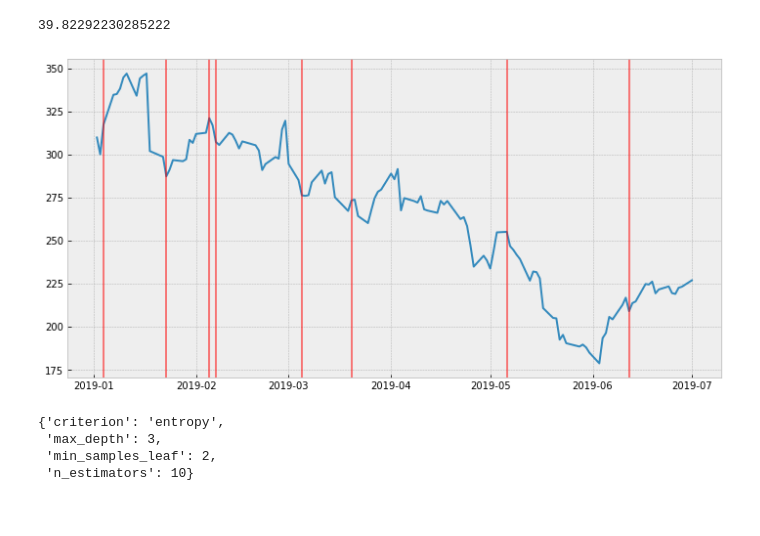
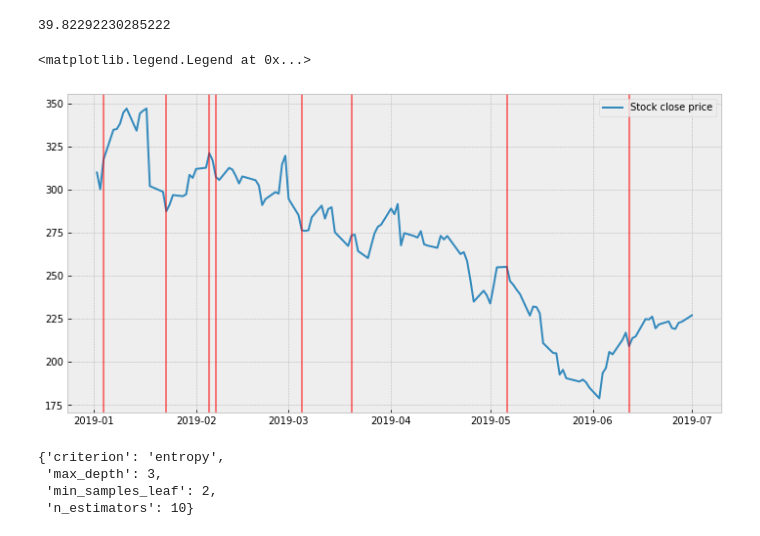
Before and after one commit to max-miller/stock_sentiment_analyzer, a Jupyter notebook: sentiment_based_predictions.ipynb, the cells around one changed output. Cells and saved outputs as stored; diff of their text form; code cells hidden in the pictures.

Commit message:
Image update

```diff
--- a/sentiment_based_predictions.ipynb
+++ b/sentiment_based_predictions.ipynb
@@ -464,15 +464,17 @@ F1:  0.11594202898550726
 # %%
 trades = []
 for n in range(0,len(tesla_lag_y_pred)):
     if tesla_lag_y_pred[n] == 1:
         trades.append(str(tesla_y_test.index[n])[:10])
 
 plt.figure(figsize=(12,6))
-plt.plot(tesla_master[:'2019']['4. close'])
+plt.plot(tesla_master[:'2019']['4. close'],label='Stock close price')
 for trade in trades:
     plt.axvline(x=[trade], color='r', alpha=.5)
+plt.legend()
 # %% [output]
+<matplotlib.legend.Legend at 0x...>
-[figure, old version]
+[figure, new version]
 # %%
 for feature in features:
     netflix_master[f'{feature}_lag'] = lag_maker(netflix_master,feature)
```
